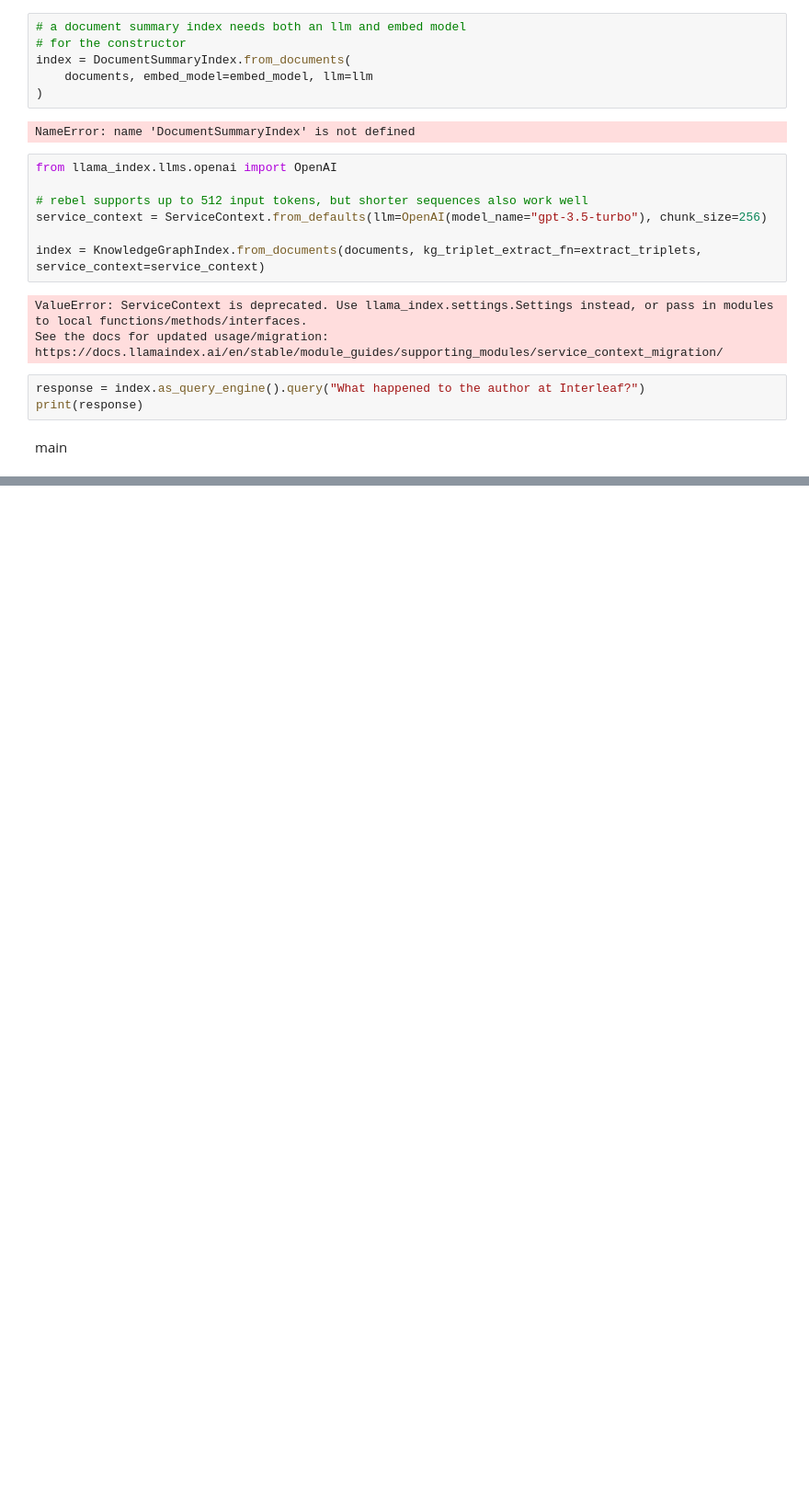
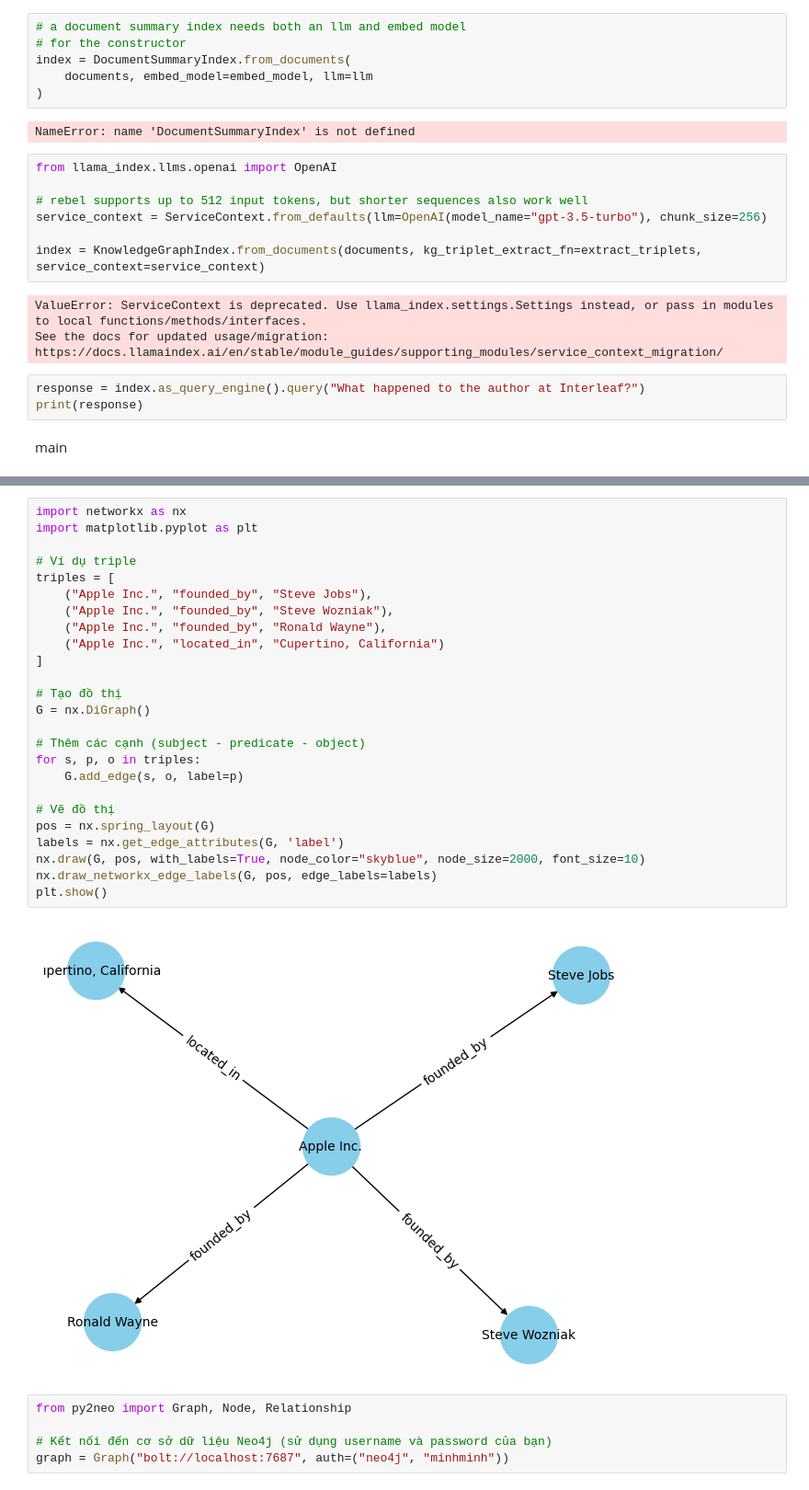
Before and after one commit to minhcspro/Graph_rag_for_law, a Jupyter notebook: Graph_RAG.ipynb, the cells around one changed output, grey strips where cells are left out. Shown at 92% size. Cells and saved outputs as stored; diff of their text form; blank space fills up the shorter version.

```diff
--- a/Graph_RAG.ipynb
+++ b/Graph_RAG.ipynb
@@ -163,0 +227,32 @@ documents
+# %%
+import networkx as nx
+import matplotlib.pyplot as plt
+
+# Ví dụ triple
+triples = [
+    ("Apple Inc.", "founded_by", "Steve Jobs"),
+    ("Apple Inc.", "founded_by", "Steve Wozniak"),
+    ("Apple Inc.", "founded_by", "Ronald Wayne"),
+    ("Apple Inc.", "located_in", "Cupertino, California")
+]
+
+# Tạo đồ thị
+G = nx.DiGraph()
+
+# Thêm các cạnh (subject - predicate - object)
+for s, p, o in triples:
+    G.add_edge(s, o, label=p)
+
+# Vẽ đồ thị
+pos = nx.spring_layout(G)
+labels = nx.get_edge_attributes(G, 'label')
+nx.draw(G, pos, with_labels=True, node_color="skyblue", node_size=2000, font_size=10)
+nx.draw_networkx_edge_labels(G, pos, edge_labels=labels)
+plt.show()
+# %% [output]
+[figure, added]
+# %%
+from py2neo import Graph, Node, Relationship
+
+# Kết nối đến cơ sở dữ liệu Neo4j (sử dụng username và password của bạn)
+graph = Graph("bolt://localhost:7687", auth=("neo4j", "minhminh"))
```
Also changed, not shown: parts of 38 cells of this notebook, 5 other files.
